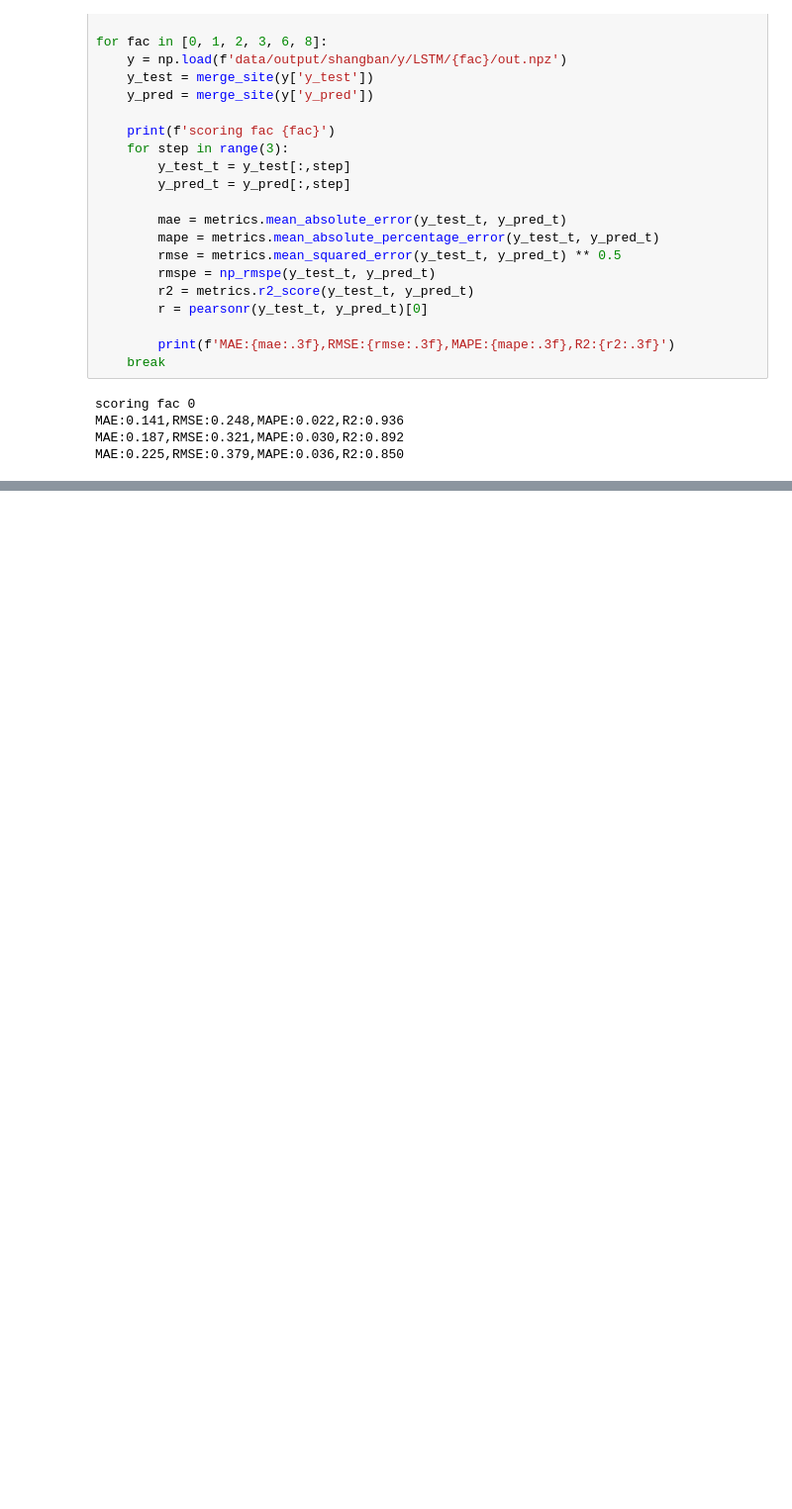
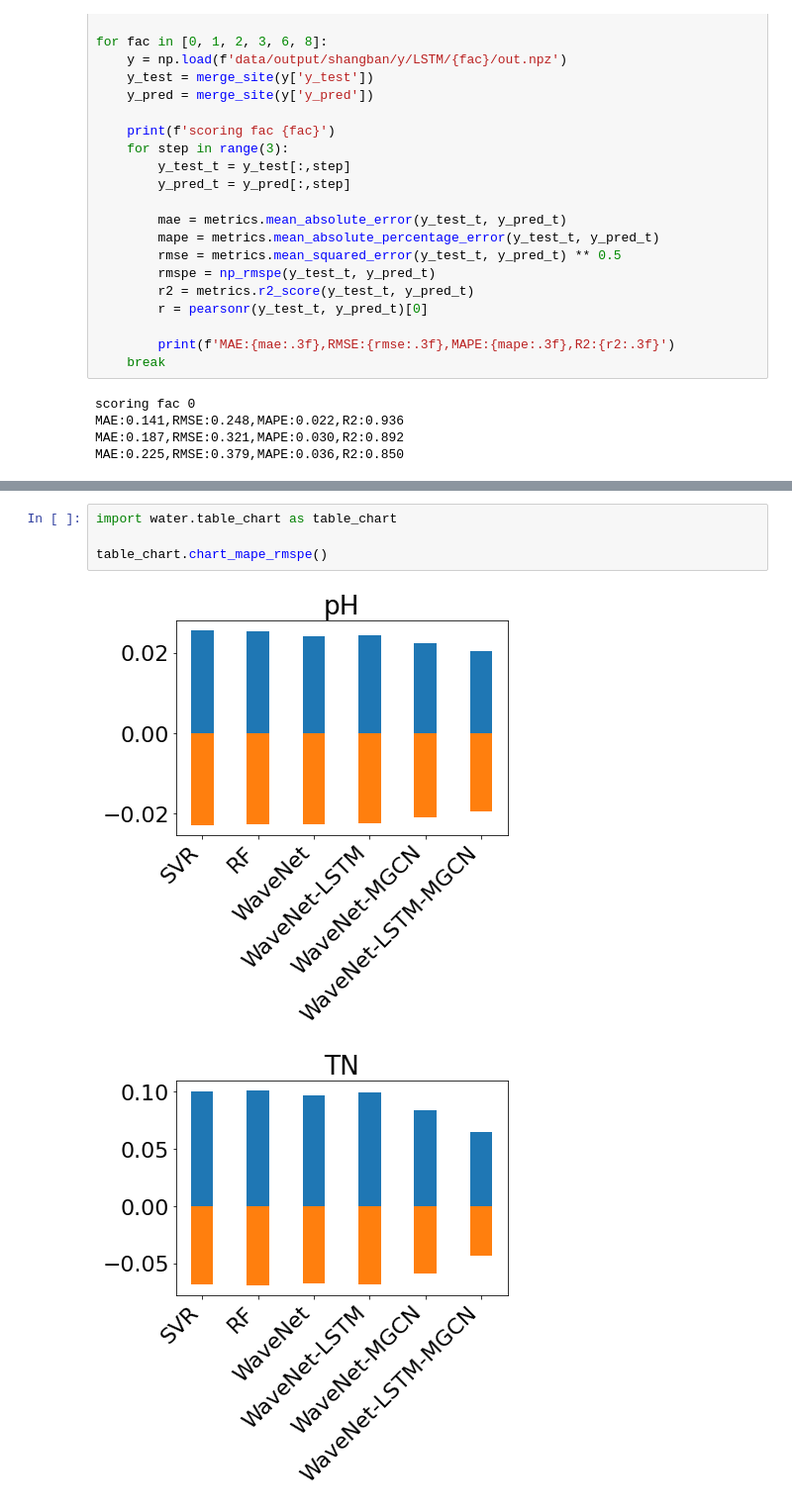
Before and after one commit to LeonardYoung/Graph-WaveNet, a Jupyter notebook: work.ipynb, the cells around one changed output, grey strips where cells are left out. Shown at 99% size. Drawn from its saved outputs; the diff is of its cells as text; blank space fills up the shorter version.

```diff
--- a/work.ipynb
+++ b/work.ipynb
@@ -205,3 +66,10 @@ import water.water_sklearn as water_sklearn
 from sklearn.svm import SVR
 bag_svr = BaggingRegressor(base_estimator=SVR(), n_estimators=32, random_state=0)
 water_sklearn.run('BagSVR',bag_svr)
+# %%
+import water.table_chart as table_chart
+
+table_chart.chart_mape_rmspe()
+# %% [output]
+[figure, added]
+[figure, added]
```
Also changed, not shown: parts of 9 cells of this notebook, 2 other files.
